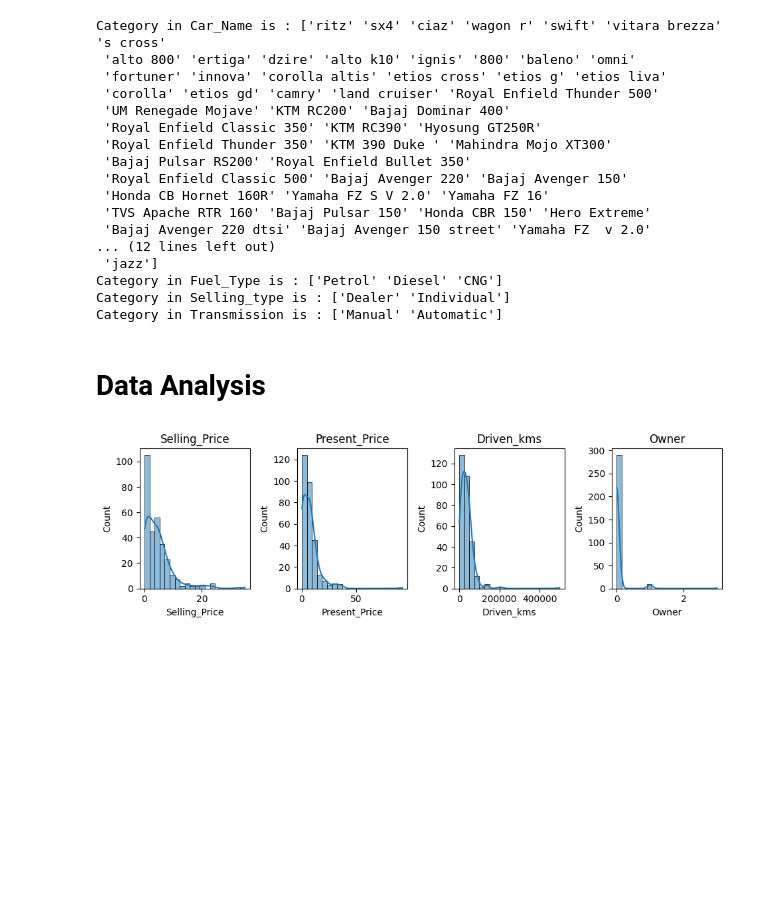
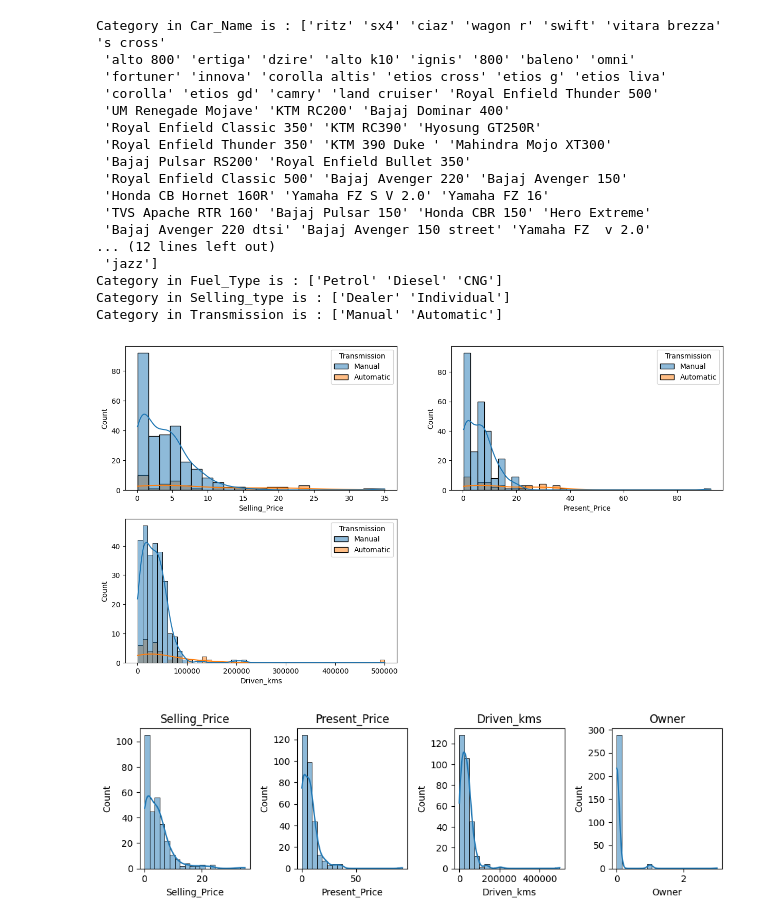
Before and after one commit to tanvirulislam912/OIBSIP, a Jupyter notebook: car-price-prediction.ipynb, the cells around one changed output. Cells and saved outputs as stored; diff of their text form; code cells hidden in the pictures; blank space fills up the shorter version.

```diff
--- a/car-price-prediction.ipynb
+++ b/car-price-prediction.ipynb
@@ -121,8 +128,15 @@ Category in Car_Name is : ['ritz' 'sx4' 'ciaz' 'wagon r' 'swift' 'vitara brezza'
 Category in Fuel_Type is : ['Petrol' 'Diesel' 'CNG']
 Category in Selling_type is : ['Dealer' 'Individual']
 Category in Transmission is : ['Manual' 'Automatic']
-# %% [markdown]
-# Data Analysis
+# %%
+plt.figure(figsize = (15,8))
+
+for i,z in enumerate(['Selling_Price', 'Present_Price','Driven_kms']):
+    plt.subplot(2,2,i+1)
+    sns.histplot(data = df, x = z,kde = True,hue = 'Transmission')
+plt.show()
+# %% [output]
+[figure, added]
 # %%
 numerical_features = ['Selling_Price',
                       'Present_Price', 'Driven_kms',
```
Also changed, not shown: parts of 43 cells of this notebook.
